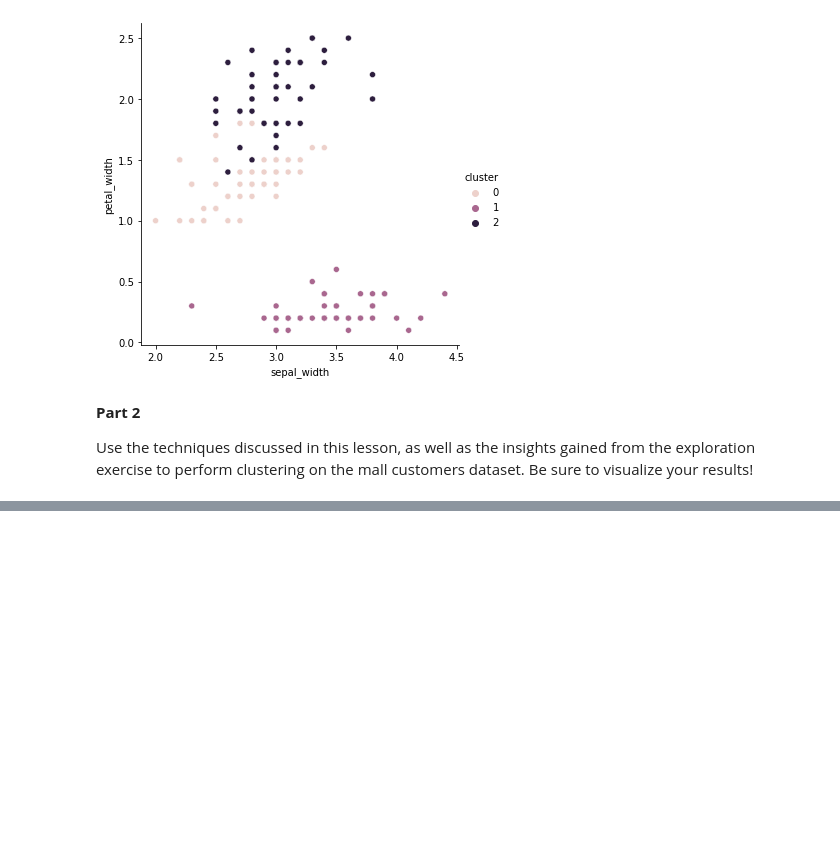
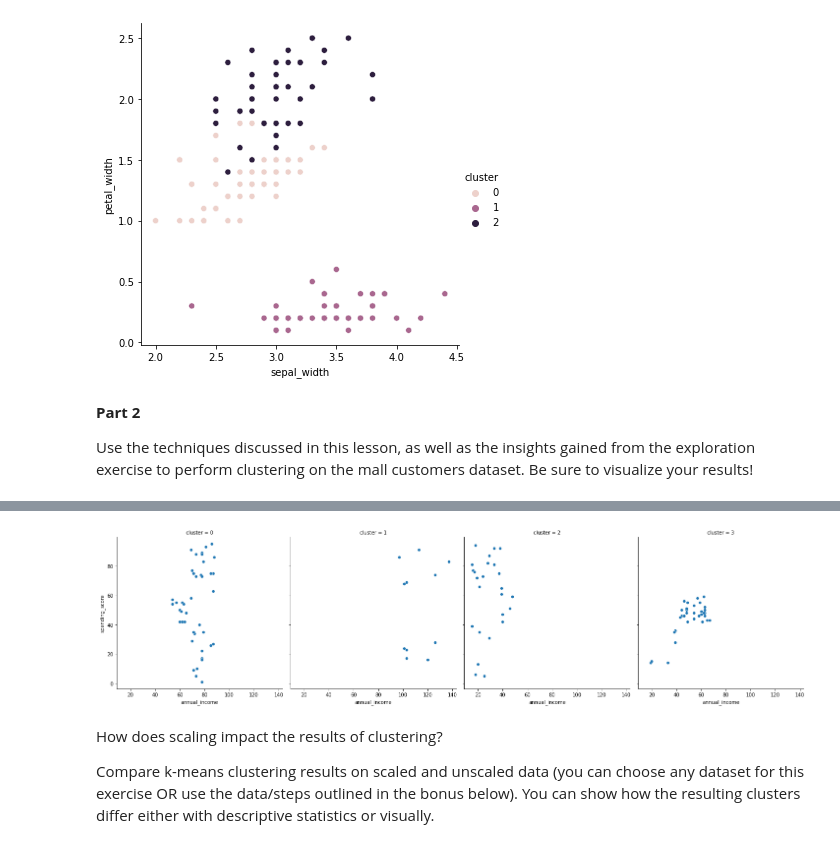
Before and after one commit to johnathon-smith/clustering-exercises, a Jupyter notebook: modeling.ipynb, the cells around one changed output, grey strips where cells are left out. Drawn from its saved outputs; the diff is of its cells as text; code cells hidden in the pictures; blank space fills up the shorter version.

```diff
--- a/modeling.ipynb
+++ b/modeling.ipynb
@@ -120,0 +212,9 @@ Use the techniques discussed in this lesson, as well as the insights gained from
+# %%
+sns.relplot(x = 'annual_income', y = 'spending_score', col = 'cluster', data = train)
+plt.show()
+# %% [output]
+[figure, added]
+# %% [markdown]
+How does scaling impact the results of clustering?
+
+Compare k-means clustering results on scaled and unscaled data (you can choose any dataset for this exercise OR use the data/steps outlined in the bonus below). You can show how the resulting clusters differ either with descriptive statistics or visually.
```
Also changed, not shown: parts of 23 cells of this notebook.
